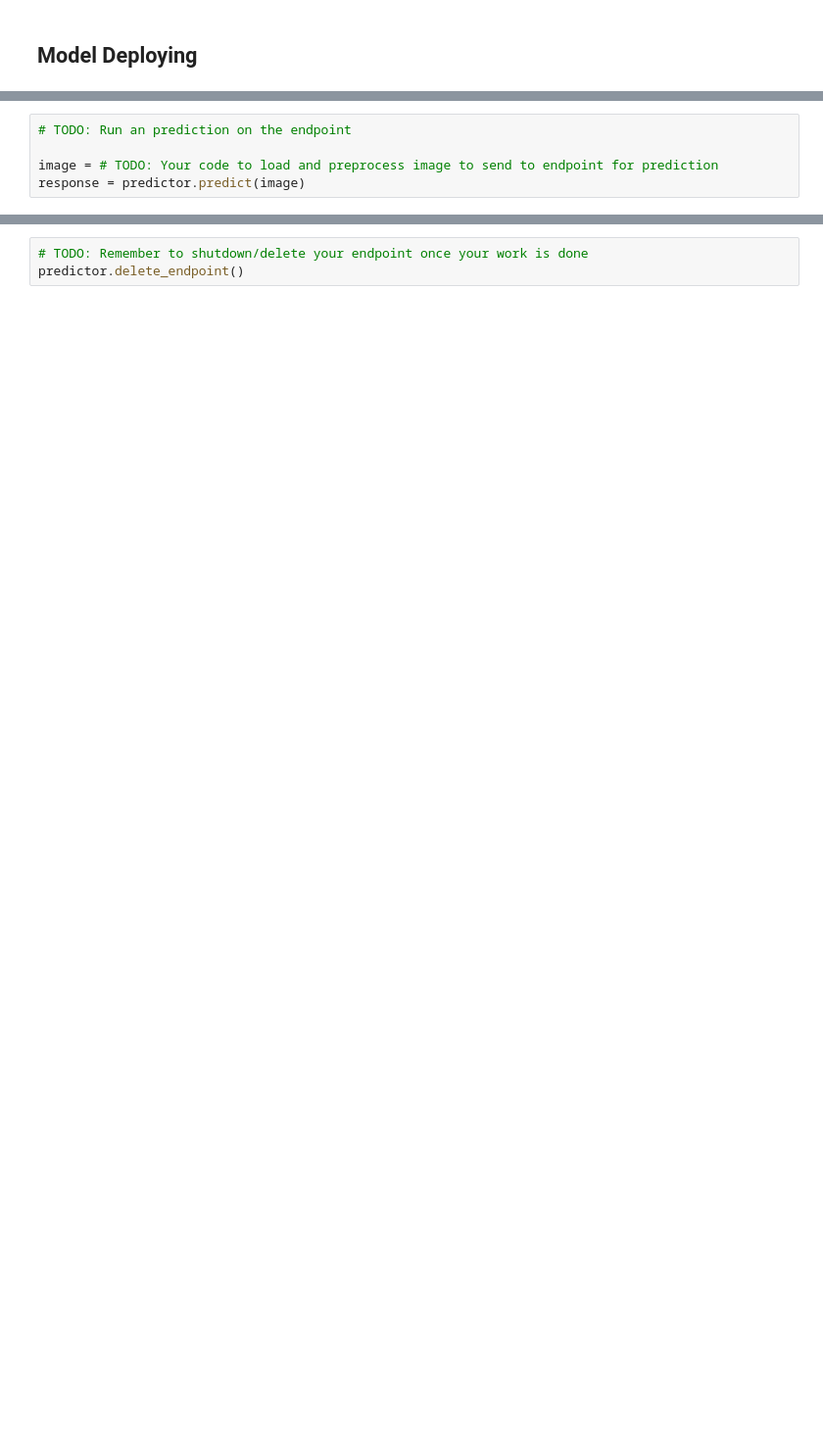
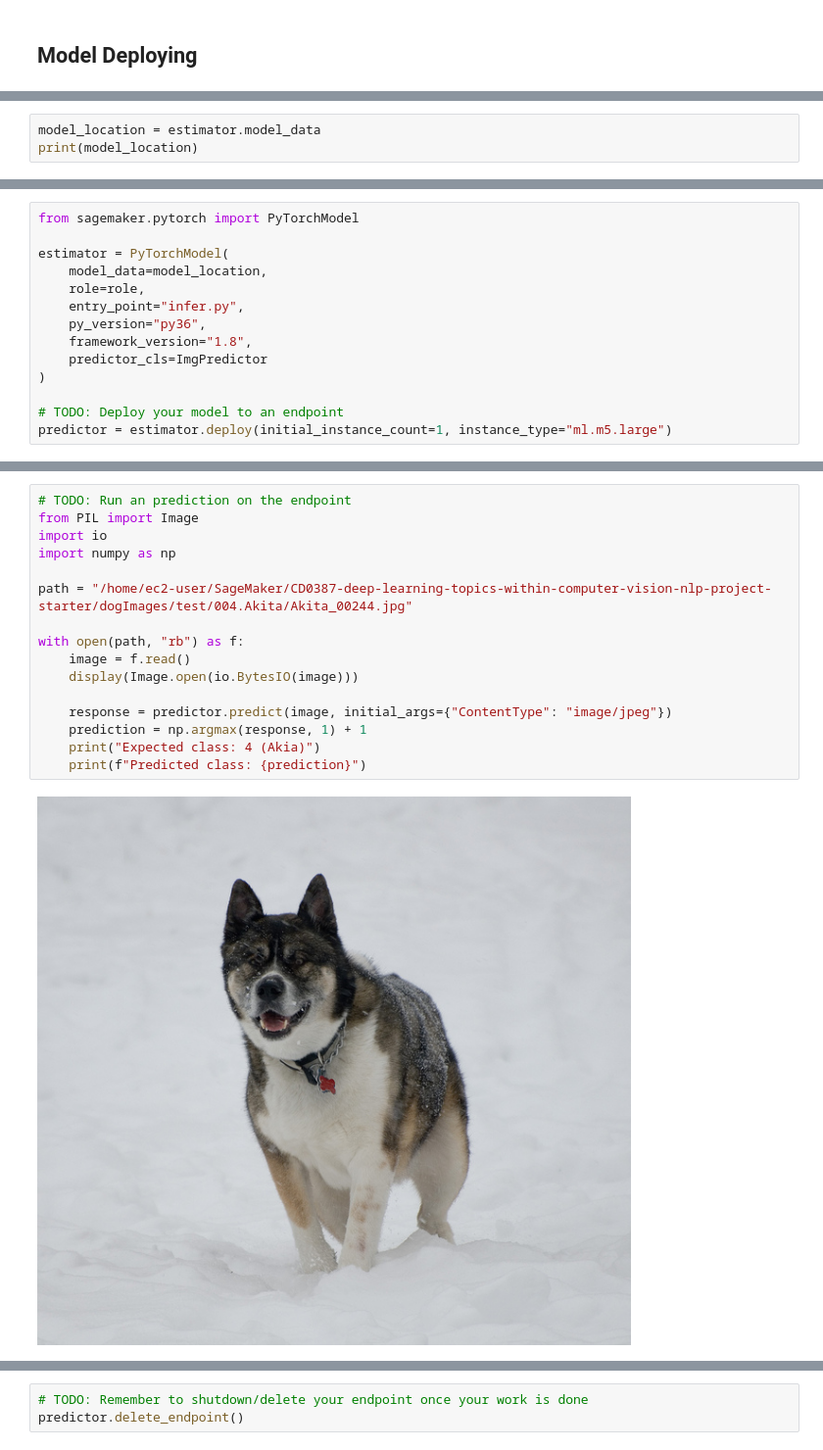
Before and after one commit to hoang-phuong-nguyen/CD0387-deep-learning-topics-within-computer-vision-nlp-project-starter, a Jupyter notebook: train_and_deploy.ipynb, the cells around one changed output, grey strips where cells are left out. Shown at 98% size. Drawn from its saved outputs; the diff is of its cells as text; blank space fills up the shorter version.

```diff
--- a/train_and_deploy.ipynb
+++ b/train_and_deploy.ipynb
@@ -254,5 +398,0 @@ predictor = tuner.deploy(initial_instance_count=1, instance_type="ml.t2.medium")
-# %%
-# TODO: Run an prediction on the endpoint
-
-image = # TODO: Your code to load and preprocess image to send to endpoint for prediction
-response = predictor.predict(image)
@@ -258,0 +413,3 @@ response = predictor.predict(image)
+# %%
+model_location = estimator.model_data
+print(model_location)
@@ -258,0 +418,14 @@ response = predictor.predict(image)
+# %%
+from sagemaker.pytorch import PyTorchModel
+
+estimator = PyTorchModel(
+    model_data=model_location,
+    role=role,
+    entry_point="infer.py",
+    py_version="py36",
+    framework_version="1.8",
+    predictor_cls=ImgPredictor
+)
+
+# TODO: Deploy your model to an endpoint
+predictor = estimator.deploy(initial_instance_count=1, instance_type="ml.m5.large")
@@ -258,0 +442,18 @@ response = predictor.predict(image)
+# %%
+# TODO: Run an prediction on the endpoint
+from PIL import Image
+import io
+import numpy as np
+
+path = "/home/ec2-user/SageMaker/CD0387-deep-learning-topics-within-computer-vision-nlp-project-starter/dogImages/test/004.Akita/Akita_00244.jpg"
+
+with open(path, "rb") as f:
+    image = f.read()
+    display(Image.open(io.BytesIO(image)))
+
+    response = predictor.predict(image, initial_args={"ContentType": "image/jpeg"})
+    prediction = np.argmax(response, 1) + 1
+    print("Expected class: 4 (Akia)")
+    print(f"Predicted class: {prediction}")
+# %% [output]
+[figure, added]
```
Also changed, not shown: parts of 32 cells of this notebook, 22 other files.
